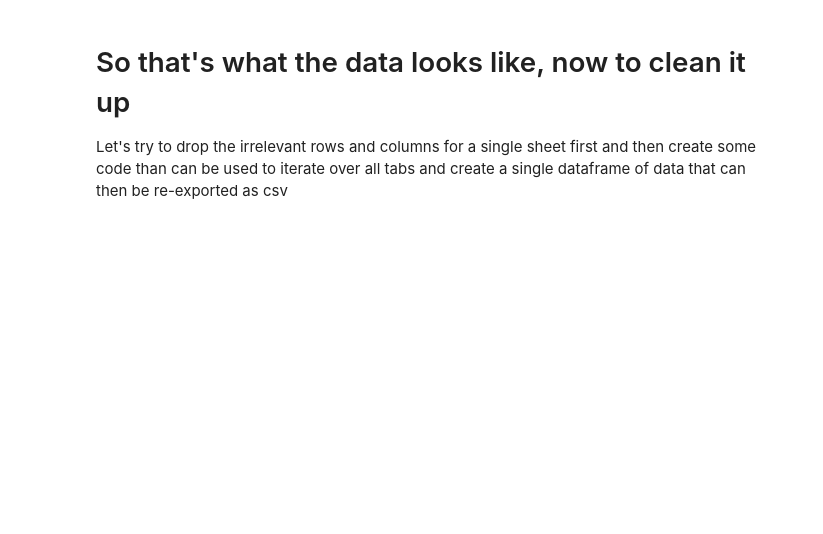
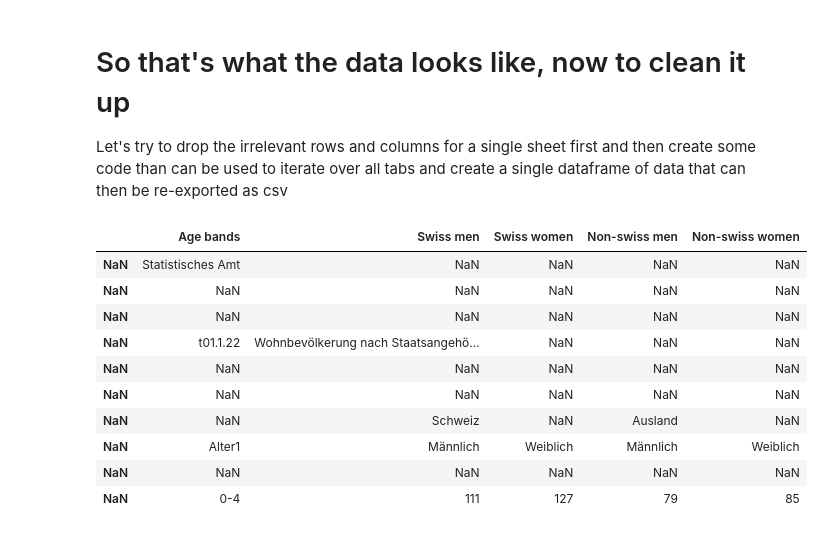
Before and after one commit to scrambldchannel/TaxationInequality, a Jupyter notebook: code/Cleaning t01-1-22_Alter und Wohnviertel.ipynb, the cells around one changed output. Cells and saved outputs as stored; diff of their text form; code cells hidden in the pictures; blank space fills up the shorter version.

```diff
--- a/code/Cleaning t01-1-22_Alter und Wohnviertel.ipynb
+++ b/code/Cleaning t01-1-22_Alter und Wohnviertel.ipynb
@@ -114,0 +129,24 @@ df = data.parse('Breite')
+# %%
+# first pull the entire Breite sheet into a dataframe variable
+df = data.parse('Breite')
+
+# rename the columns ones we want to retain
+df.rename(columns={'Präsidialdepartement des Kantons Basel-Stadt': 'Age bands', 'Unnamed: 2' : 'Swiss men', 'Unnamed: 3' : 'Swiss women', 'Unnamed: 6' : 'Non-swiss men', 'Unnamed: 7' : 'Non-swiss women'}, inplace = True)
+
+# drop those we don't want
+df.drop(['Unnamed: 1', 'Unnamed: 4', 'Unnamed: 5', 'Unnamed: 8', 'Unnamed: 9', 'Unnamed: 10', 'Unnamed: 11', 'Unnamed: 12', 'Unnamed: 13', 'Unnamed: 14',
+       'Unnamed: 15', 'Unnamed: 16', 'Unnamed: 17'], axis = 1, inplace = True)
+
+df.head(10)
+# %% [output]
+|  | Age bands | Swiss men | Swiss women | Non-swiss men | Non-swiss women |
+| NaN | Statistisches Amt | NaN | NaN | NaN | NaN |
+| NaN | NaN | NaN | NaN | NaN | NaN |
+| NaN | NaN | NaN | NaN | NaN | NaN |
+| NaN | t01.1.22 | Wohnbevölkerung nach Staatsangehö... | NaN | NaN | NaN |
+| NaN | NaN | NaN | NaN | NaN | NaN |
+| NaN | NaN | NaN | NaN | NaN | NaN |
+| NaN | NaN | Schweiz | NaN | Ausland | NaN |
+| NaN | Alter1 | Männlich | Weiblich | Männlich | Weiblich |
+| NaN | NaN | NaN | NaN | NaN | NaN |
+| NaN | 0-4 | 111 | 127 | 79 | 85 |
```
Also changed, not shown: parts of 20 cells of this notebook, 1 other file.
